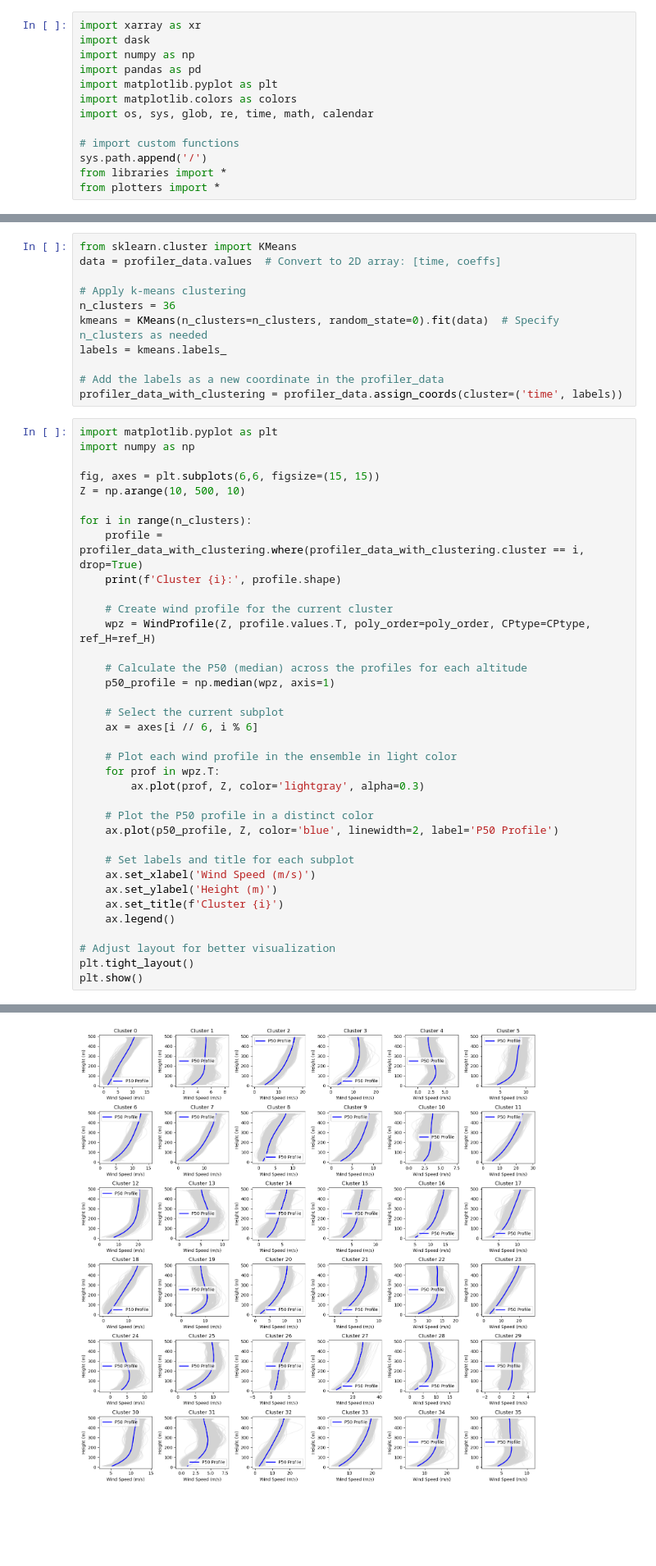
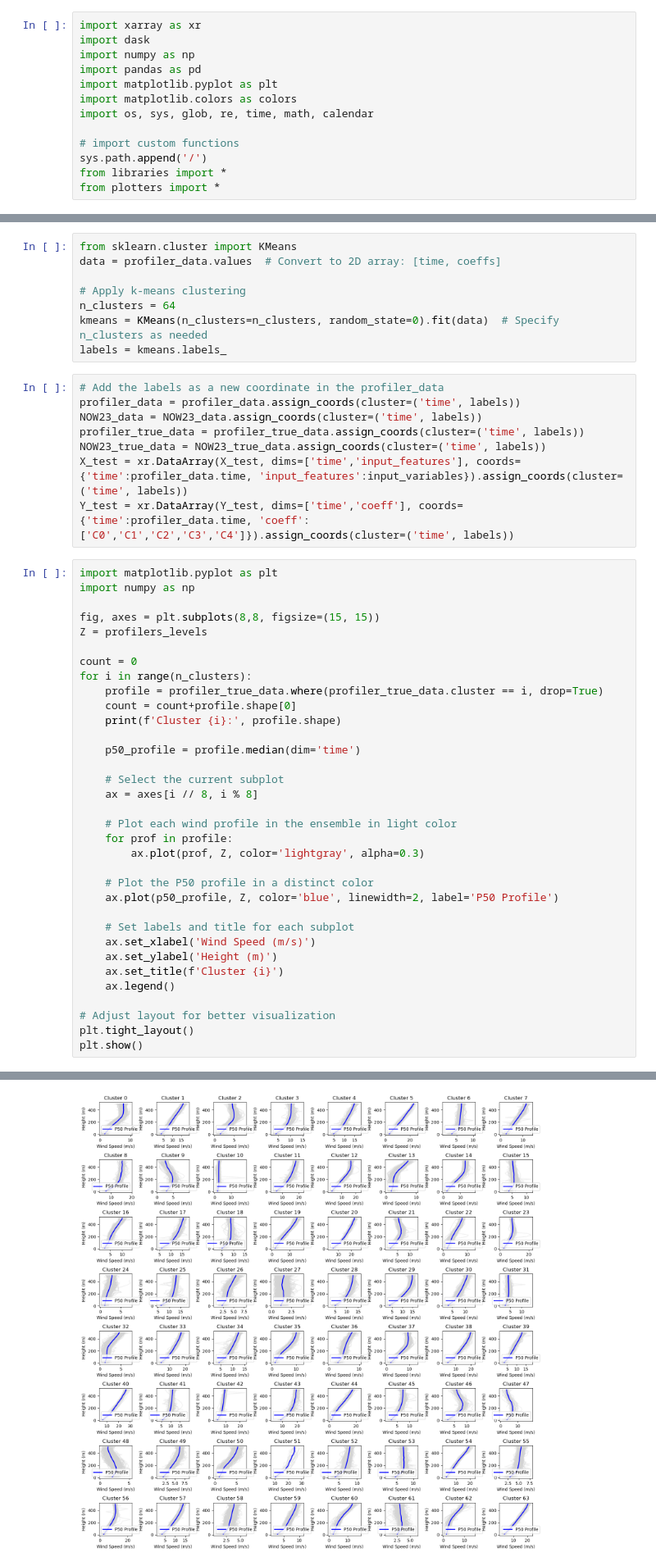
Before and after one commit to HarishBaki/Estimation-of-lidar-wind-speed-profiles-from-ERA5-inputs-using-TabNet, a Jupyter notebook: NAWEA.ipynb, the cells around one changed output, grey strips where cells are left out. Shown at 82% size. Saved outputs shown, nothing was run; the diff lists cells and outputs as text; blank space fills up the shorter version.

```diff
--- a/NAWEA.ipynb
+++ b/NAWEA.ipynb
@@ -93,34 +127,37 @@ from sklearn.cluster import KMeans
 data = profiler_data.values  # Convert to 2D array: [time, coeffs]
 
 # Apply k-means clustering
-n_clusters = 36
+n_clusters = 64
 kmeans = KMeans(n_clusters=n_clusters, random_state=0).fit(data)  # Specify n_clusters as needed
 labels = kmeans.labels_
-
-# Add the labels as a new coordinate in the profiler_data
-profiler_data_with_clustering = profiler_data.assign_coords(cluster=('time', labels))
+# %%
+# Add the labels as a new coordinate in the profiler_data
+profiler_data = profiler_data.assign_coords(cluster=('time', labels))
+NOW23_data = NOW23_data.assign_coords(cluster=('time', labels))
+profiler_true_data = profiler_true_data.assign_coords(cluster=('time', labels))
+NOW23_true_data = NOW23_true_data.assign_coords(cluster=('time', labels))
+X_test = xr.DataArray(X_test, dims=['time','input_features'], coords={'time':profiler_data.time, 'input_features':input_variables}).assign_coords(cluster=('time', labels))
+Y_test = xr.DataArray(Y_test, dims=['time','coeff'], coords={'time':profiler_data.time, 'coeff':['C0','C1','C2','C3','C4']}).assign_coords(cluster=('time', labels))
 # %%
 import matplotlib.pyplot as plt
 import numpy as np
 
-fig, axes = plt.subplots(6,6, figsize=(15, 15))
-Z = np.arange(10, 500, 10)
+fig, axes = plt.subplots(8,8, figsize=(15, 15))
+Z = profilers_levels
 
+count = 0
 for i in range(n_clusters):
-    profile = profiler_data_with_clustering.where(profiler_data_with_clustering.cluster == i, drop=True)
+    profile = profiler_true_data.where(profiler_true_data.cluster == i, drop=True)
+    count = count+profile.shape[0]
     print(f'Cluster {i}:', profile.shape)
 
-    # Create wind profile for the current cluster
-    wpz = WindProfile(Z, profile.values.T, poly_order=poly_order, CPtype=CPtype, ref_H=ref_H)
-
-    # Calculate the P50 (median) across the profiles for each altitude
-    p50_profile = np.median(wpz, axis=1)
+    p50_profile = profile.median(dim='time')
 
     # Select the current subplot
-    ax = axes[i // 6, i % 6]
+    ax = axes[i // 8, i % 8]
 
     # Plot each wind profile in the ensemble in light color
-    for prof in wpz.T:
+    for prof in profile:
         ax.plot(prof, Z, color='lightgray', alpha=0.3)
 
     # Plot the P50 profile in a distinct color
@@ -156 +193 @@ Cluster 35: (1990, 5)
-[figure, old version]
+[figure, new version]
```
Also changed, not shown: parts of 6 cells of this notebook, 4 other files.
